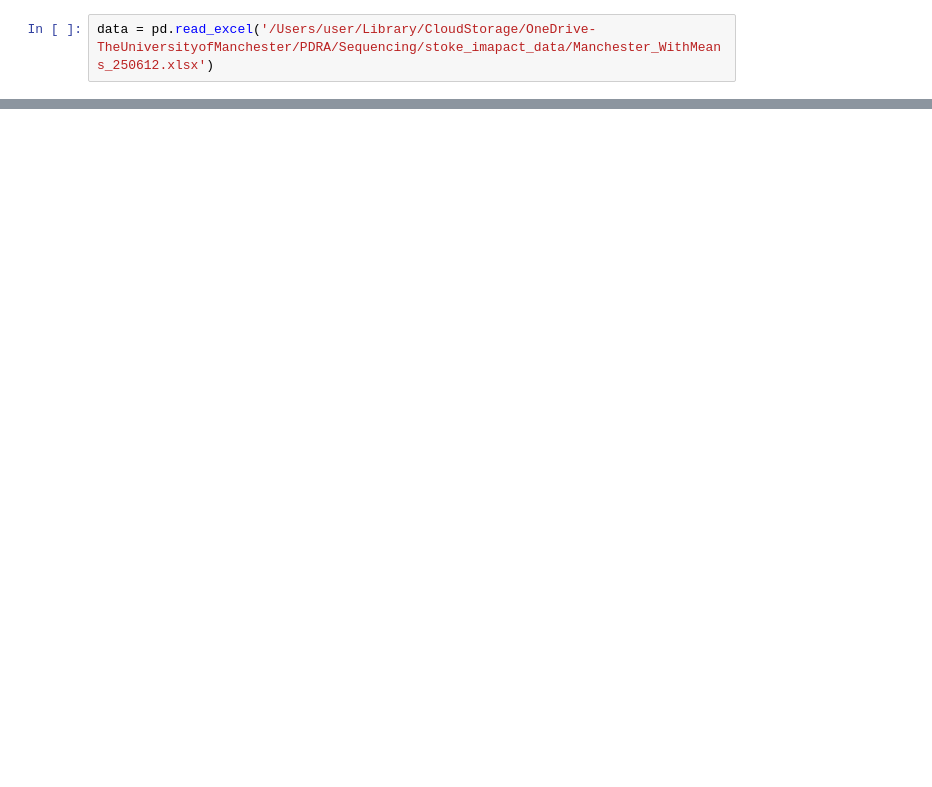
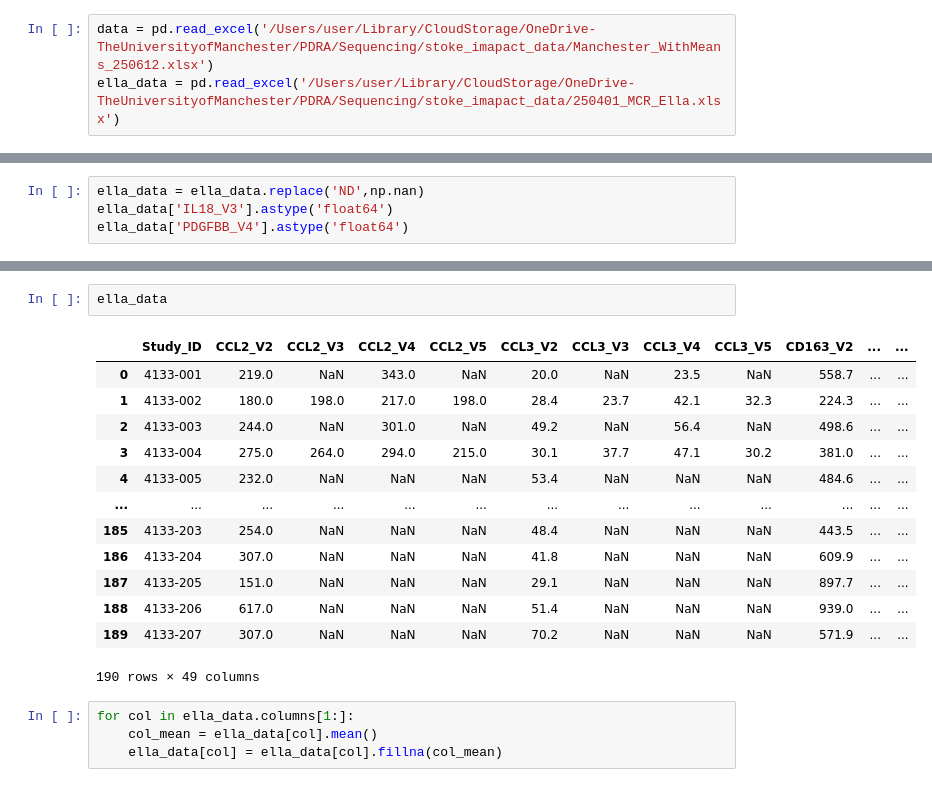
Before and after one commit to happyhypocrite/Stroke-PT, a Jupyter notebook: src/main.ipynb, the cells around one changed output, grey strips where cells are left out. Drawn from its saved outputs; the diff is of its cells as text; blank space fills up the shorter version.

```diff
--- a/src/main.ipynb
+++ b/src/main.ipynb
@@ -9,2 +10,3 @@ import numpy as np
 # %%
 data = pd.read_excel('/Users/user/Library/CloudStorage/OneDrive-TheUniversityofManchester/PDRA/Sequencing/stoke_imapact_data/Manchester_WithMeans_250612.xlsx')
+ella_data = pd.read_excel('/Users/user/Library/CloudStorage/OneDrive-TheUniversityofManchester/PDRA/Sequencing/stoke_imapact_data/250401_MCR_Ella.xlsx')
@@ -12,0 +13,4 @@ list(data.columns)
+# %%
+ella_data = ella_data.replace('ND',np.nan)
+ella_data['IL18_V3'].astype('float64')
+ella_data['PDGFBB_V4'].astype('float64')
@@ -12,0 +30,20 @@ list(data.columns)
+# %%
+ella_data
+# %% [output]
+|  | Study_ID | CCL2_V2 | CCL2_V3 | CCL2_V4 | CCL2_V5 | CCL3_V2 | CCL3_V3 | CCL3_V4 | CCL3_V5 | CD163_V2 | ... | ... |
+| 0 | 4133-001 | 219.0 | NaN | 343.0 | NaN | 20.0 | NaN | 23.5 | NaN | 558.7 | ... | ... |
+| 1 | 4133-002 | 180.0 | 198.0 | 217.0 | 198.0 | 28.4 | 23.7 | 42.1 | 32.3 | 224.3 | ... | ... |
+| 2 | 4133-003 | 244.0 | NaN | 301.0 | NaN | 49.2 | NaN | 56.4 | NaN | 498.6 | ... | ... |
+| 3 | 4133-004 | 275.0 | 264.0 | 294.0 | 215.0 | 30.1 | 37.7 | 47.1 | 30.2 | 381.0 | ... | ... |
+| 4 | 4133-005 | 232.0 | NaN | NaN | NaN | 53.4 | NaN | NaN | NaN | 484.6 | ... | ... |
+| ... | ... | ... | ... | ... | ... | ... | ... | ... | ... | ... | ... | ... |
+| 185 | 4133-203 | 254.0 | NaN | NaN | NaN | 48.4 | NaN | NaN | NaN | 443.5 | ... | ... |
+| 186 | 4133-204 | 307.0 | NaN | NaN | NaN | 41.8 | NaN | NaN | NaN | 609.9 | ... | ... |
+| 187 | 4133-205 | 151.0 | NaN | NaN | NaN | 29.1 | NaN | NaN | NaN | 897.7 | ... | ... |
+| 188 | 4133-206 | 617.0 | NaN | NaN | NaN | 51.4 | NaN | NaN | NaN | 939.0 | ... | ... |
+| 189 | 4133-207 | 307.0 | NaN | NaN | NaN | 70.2 | NaN | NaN | NaN | 571.9 | ... | ... |
+190 rows × 49 columns
+# %%
+for col in ella_data.columns[1:]:
+    col_mean = ella_data[col].mean()
+    ella_data[col] = ella_data[col].fillna(col_mean)
```
Also changed, not shown: parts of 17 cells of this notebook, 1 other file.
